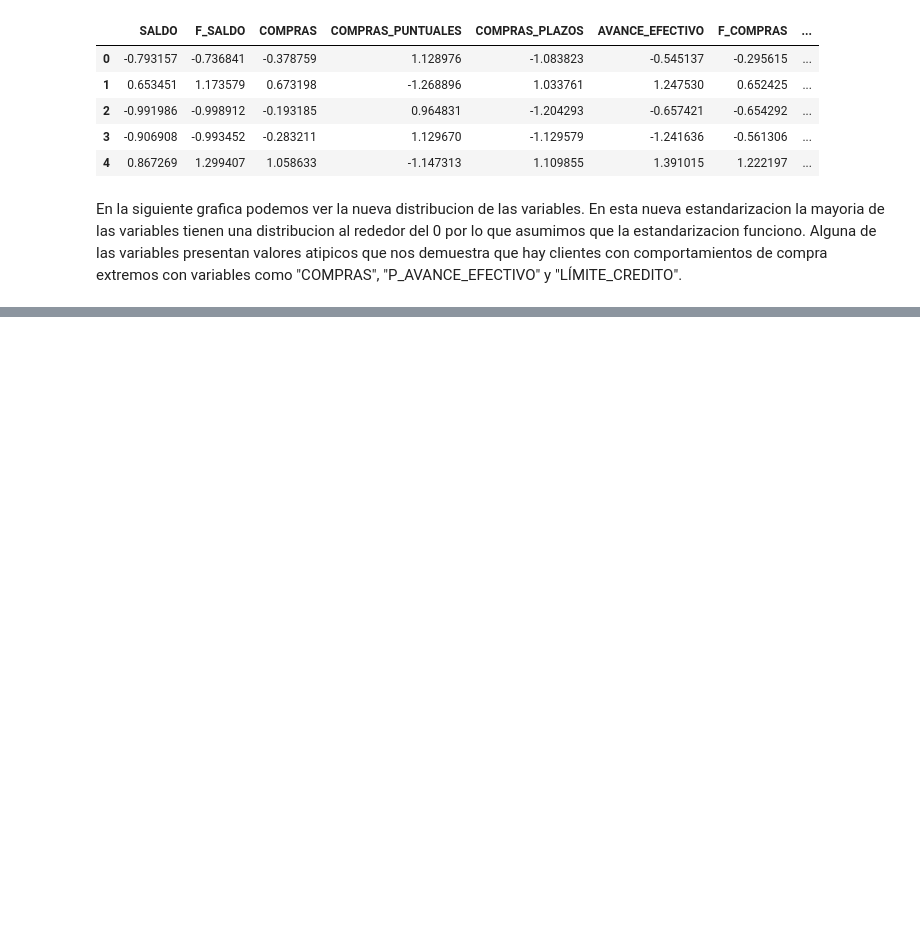
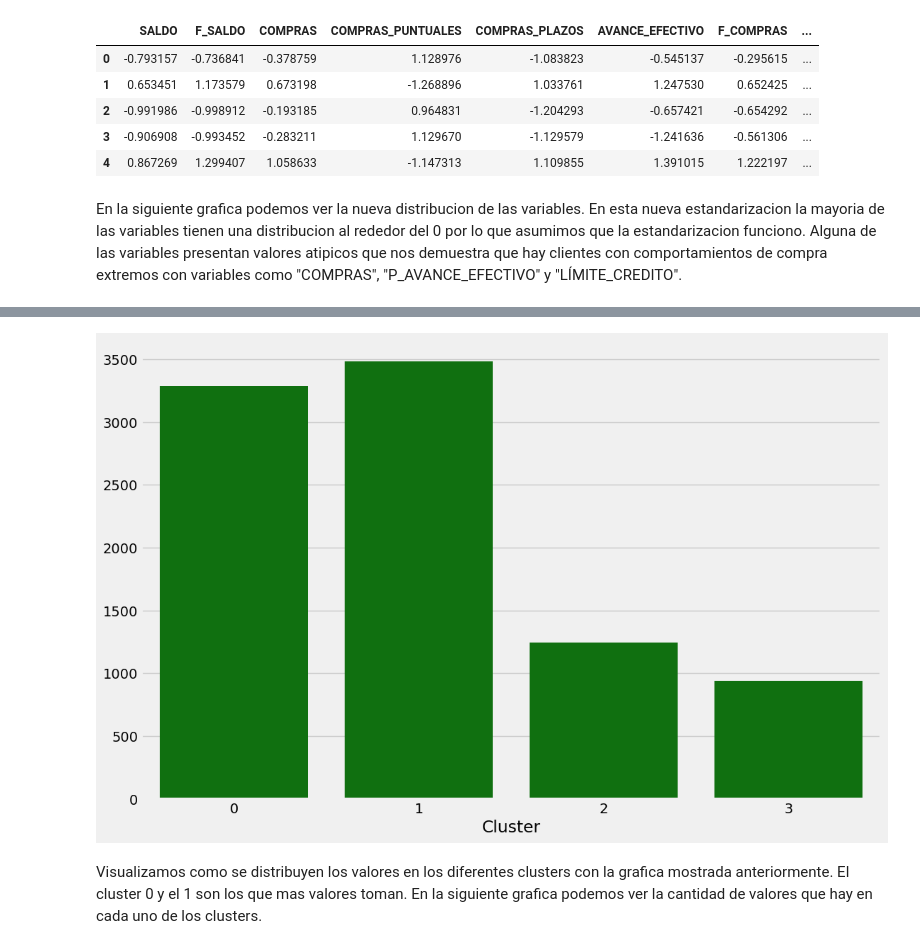
Before and after one commit to InteligenciaNegocios-G14/Laboratorio2, a Jupyter notebook: Laboratorio2.ipynb, the cells around one changed output, grey strips where cells are left out. Drawn from its saved outputs; the diff is of its cells as text; code cells hidden in the pictures; blank space fills up the shorter version.

```diff
--- a/Laboratorio2.ipynb
+++ b/Laboratorio2.ipynb
@@ -292,0 +336,12 @@ plt.show()
+# %%
+labels = res_kmeans.labels_
+data_scaled['Cluster'] = labels
+
+cluster_distrib = data_scaled['Cluster'].value_counts()
+
+fig=plt.figure(figsize=(12,8))
+sns.barplot(x=cluster_distrib.index, y=cluster_distrib.values, color = 'green');
+# %% [output]
+[figure, added]
+# %% [markdown]
+Visualizamos como se distribuyen los valores en los diferentes clusters con la grafica mostrada anteriormente. El cluster 0 y el 1 son los que mas valores toman. En la siguiente grafica podemos ver la cantidad de valores que hay en cada uno de los clusters.
```
Also changed, not shown: parts of 29 cells of this notebook.
